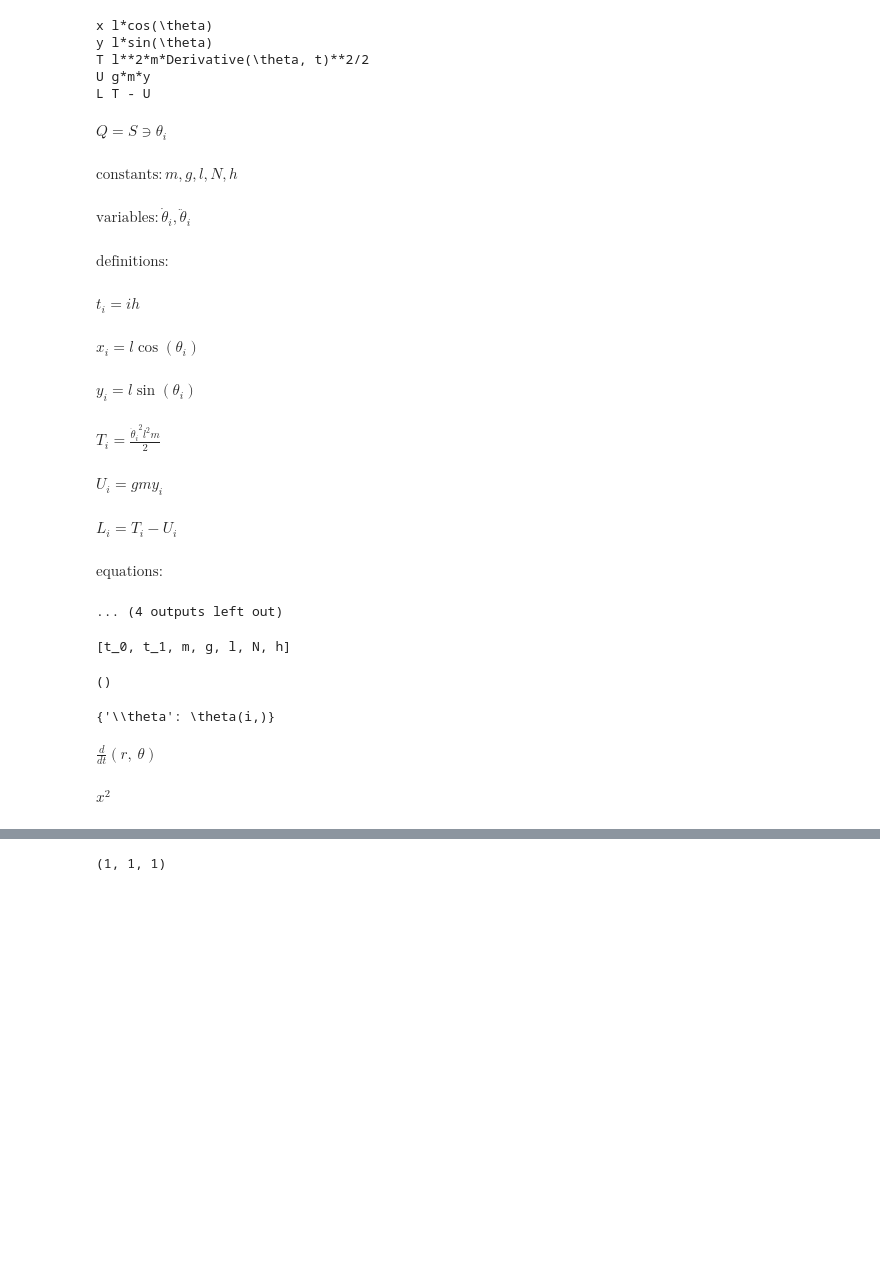
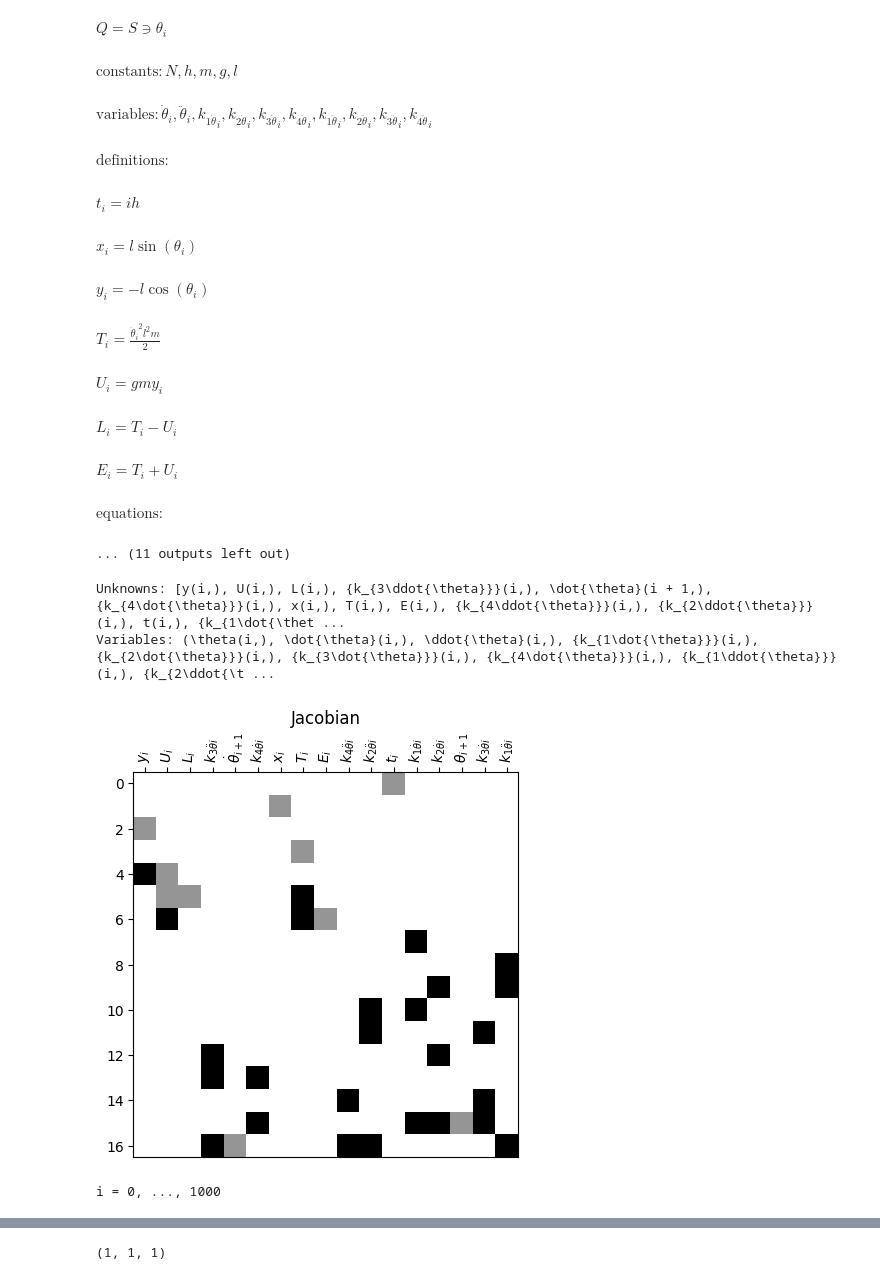
Before and after one commit to fujiy/mechanics, a Jupyter notebook: examples/single_pendulum.ipynb, the cells around one changed output, grey strips where cells are left out. Saved outputs shown, nothing was run; the diff lists cells and outputs as text; code cells hidden in the pictures; blank space fills up the shorter version.

Commit message:
solver and basic integrators

```diff
--- a/examples/single_pendulum.ipynb
+++ b/examples/single_pendulum.ipynb
@@ -6,18 +6,20 @@ from sympy import *
 from mechanics import System, S
 import mechanics.integrator
 
-system = (System()
+system = (
+    System()
     .add_coordinate(r'\theta', space=S)
     .add_constant('m g l')
-    # .define('x y', 'l * cos(theta), l * sin(theta)')
-    .define('x y', 'l * cos(theta), l * sin(theta)')
+    .define('x y', 'l * sin(theta), - l * cos(theta)')
     .define('T', 'm/2 * (diff(x, t)**2 + diff(y, t)**2)')
     .define('U', 'm * g * y')
     .define('L', 'T - U')
+    .define('E', 'T + U')
     .euler_lagrange_equation('L')
 )
 # system('diff(r, t)')
 system.show_all()
+system.state_space()
 # %% [output]
 $\displaystyle Q = S \ni \theta$
 $\displaystyle \mathrm{constants}: m, g, l$
@@ -34,46 +37,46 @@ $\displaystyle \mathrm{EL}: - \left(g \cos{\left(\theta \right)} + l \ddot{\thet
 # %%
-system_d = (system
+system_d = (
+    system.discretization()
     .add_constant('N h')
-    .add_index('i', 0, 'N')
-    .discretize('i', 't', step='h')
-    .apply_integrator(mechanics.integrator.Euler('h'))
+    .uniform_space('t', 'i', 0, 'N', 'h')
+    .apply(mechanics.integrator.RK4('h'))
+    .doit()
+    # .add_index('i', 0, 'N')
+    # .discretize('i', 't', step='h')
 )
 system_d.show_all()
 # %% [output]
-x l*cos(\theta)
-y l*sin(\theta)
-T l**2*m*Derivative(\theta, t)**2/2
-U g*m*y
-L T - U
 $\displaystyle Q = S \ni \theta_{i}$
-$\displaystyle \mathrm{constants}: m, g, l, N, h$
+$\displaystyle \mathrm{constants}: N, h, m, g, l$
-$\displaystyle \mathrm{variables}: \dot{\theta}_{i}, \ddot{\theta}_{i}$
+$\displaystyle \mathrm{variables}: \dot{\theta}_{i}, \ddot{\theta}_{i}, {k_{1\dot{\theta}}}_{i}, {k_{2\dot{\theta}}}_{i}, {k_{3\dot{\theta}}}_{i}, {k_{4\dot{\theta}}}_{i}, {k_{1\ddot{\theta}}}_{i}, {k_{2\ddot{\theta}}}_{i}, {k_{3\ddot{\theta}}}_{i}, {k_{4\ddot{\theta}}}_{i}$
 $\displaystyle \mathrm{definitions}:$
 $\displaystyle t_{i} = i h$
-$\displaystyle x_{i} = l \cos{\left(\theta_{i} \right)}$
+$\displaystyle x_{i} = l \sin{\left(\theta_{i} \right)}$
-$\displaystyle y_{i} = l \sin{\left(\theta_{i} \right)}$
+$\displaystyle y_{i} = - l \cos{\left(\theta_{i} \right)}$
 $\displaystyle T_{i} = \frac{{\dot{\theta}_{i}}^2 {l}^2 m}{2}$
 $\displaystyle U_{i} = g m y_{i}$
 $\displaystyle L_{i} = T_{i} - U_{i}$
-$\displaystyle \mathrm{equations}:$
+$\displaystyle E_{i} = T_{i} + U_{i}$
-... (4 outputs left out)
+$\displaystyle \mathrm{equations}:$
+... (11 outputs left out)
-# %%
-system_d.solver()
-# %% [output]
-[t_0, t_1, m, g, l, N, h]
-# %%
-system_d.T.dependency
-# %% [output]
-()
-# %%
-system_d._variables
-# %% [output]
-{'\\theta': \theta(i,)}
-# %%
-diff((system.r, system.theta), system.t)
-# %% [output]
-$\displaystyle \frac{d}{d t} \left( r, \  \theta\right)$
-# %%
-system('x**2')
-# %% [output]
-$\displaystyle x^2$
+# %%
+solver = system_d.solver()
+solver.plot_jacobian()
+# %% [output]
+Unknowns: [y(i,), U(i,), L(i,), {k_{3\ddot{\theta}}}(i,), \dot{\theta}(i + 1,), {k_{4\dot{\theta}}}(i,), x(i,), T(i,), E(i,), {k_{4\ddot{\theta}}}(i,), {k_{2\ddot{\theta}}}(i,), t(i,), {k_{1\dot{\thet ...
+Variables: (\theta(i,), \dot{\theta}(i,), \ddot{\theta}(i,), {k_{1\dot{\theta}}}(i,), {k_{2\dot{\theta}}}(i,), {k_{3\dot{\theta}}}(i,), {k_{4\dot{\theta}}}(i,), {k_{1\ddot{\theta}}}(i,), {k_{2\ddot{\t ...
+[figure, added]
+# %%
+import numpy as np
+result = solver.run({
+    'l': 1,
+    'm': 1,
+    'g': 1,
+    'N': 1000,
+    'h': 0.1,
+    'theta': np.pi/4,
+    'dottheta': 0,
+})
+# result.newton_converged_iters
+# %% [output]
+i = 0, ..., 1000
```
Also changed, not shown: parts of 2 cells of this notebook, 7 other files.
